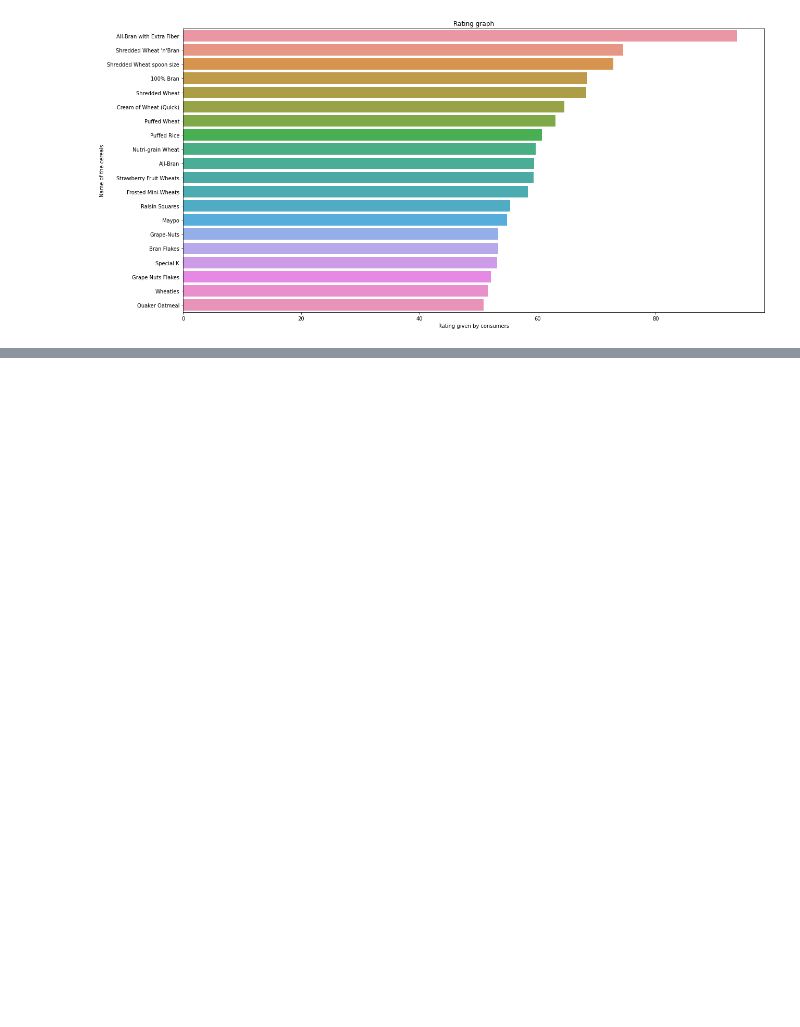
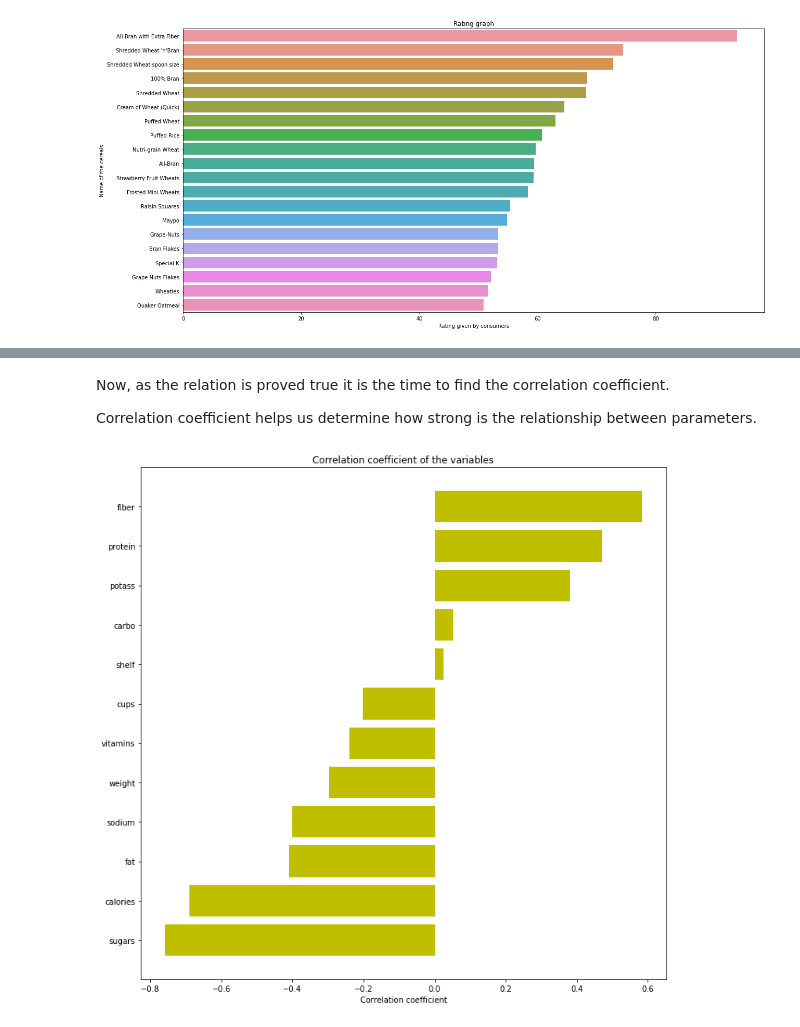
Before and after one commit to Ana1601-code/80-Cereals-Analysis, a Jupyter notebook: 80_Cereals_analyse.ipynb, the cells around one changed output, grey strips where cells are left out. Cells and saved outputs as stored; diff of their text form; code cells hidden in the pictures; blank space fills up the shorter version.

```diff
--- a/80_Cereals_analyse.ipynb
+++ b/80_Cereals_analyse.ipynb
@@ -61,0 +73,26 @@ Finding the relationship between Calories and Ratings.
+# %% [markdown]
+Now, as the relation is proved true it is the time to find the correlation coefficient.
+
+Correlation coefficient helps us determine how strong is the relationship between parameters.
+# %%
+x_cols = [col for col in df.columns if col not in ['rating'] if df[col].dtype=='float64' or
+         df[col].dtype=='int64']
+labels = []
+values = []
+for col in x_cols:
+    labels.append(col)
+    values.append(np.corrcoef(df[col].values, df.rating.values)[0,1])
+corr_df = pd.DataFrame({'col_labels':labels, 'corr_values':values})
+corr_df = corr_df.sort_values(by='corr_values')
+
+ind = np.arange(len(labels))
+width = 0.9
+fig, ax = plt.subplots(figsize=(12,12))
+rects = ax.barh(ind, np.array(corr_df.corr_values.values), color='y')
+ax.set_yticks(ind)
+ax.set_yticklabels(corr_df.col_labels.values, rotation='horizontal')
+ax.set_xlabel("Correlation coefficient")
+ax.set_title("Correlation coefficient of the variables")
+plt.show()
+# %% [output]
+[figure, added]
```
Also changed, not shown: parts of 6 cells of this notebook.
